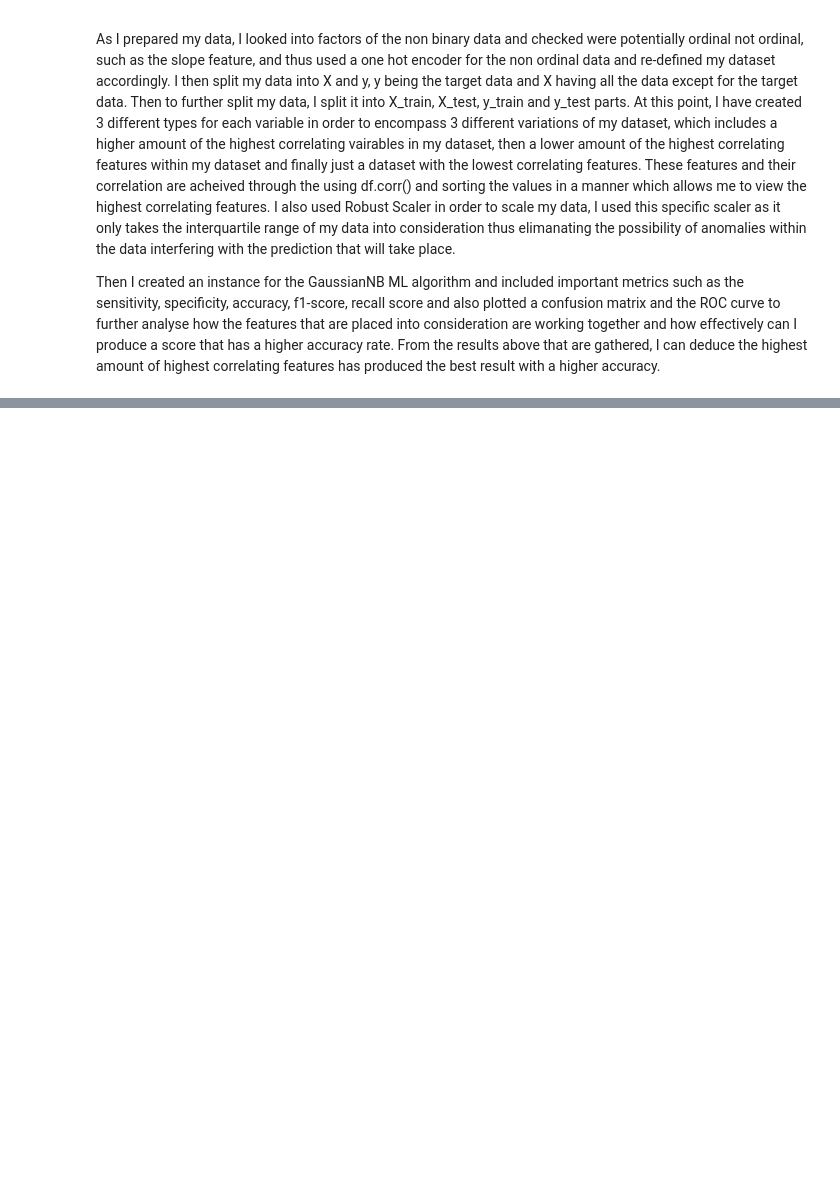
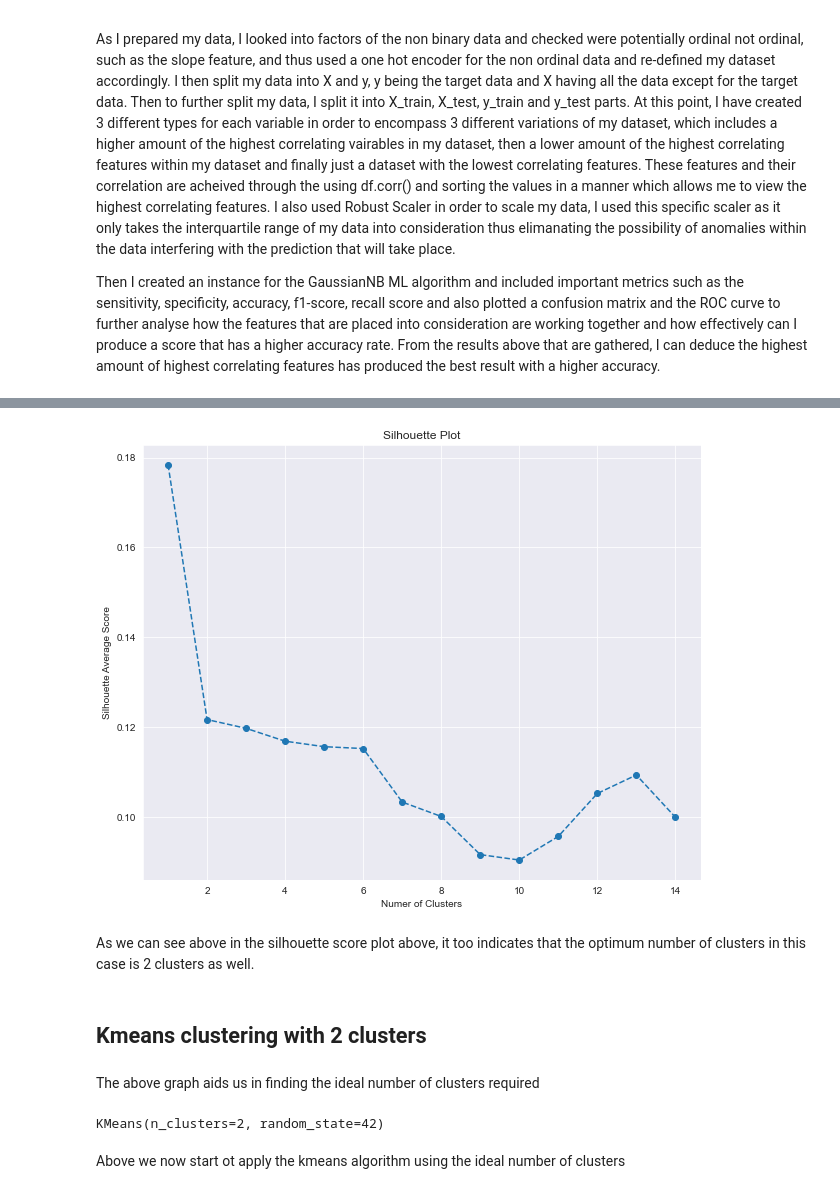
Before and after one commit to Harshal12355/Heart-Disease, a Jupyter notebook: heart_final.ipynb, the cells around one changed output, grey strips where cells are left out. Saved outputs shown, nothing was run; the diff lists cells and outputs as text; code cells hidden in the pictures; blank space fills up the shorter version.

```diff
--- a/heart_final.ipynb
+++ b/heart_final.ipynb
@@ -762,0 +916,17 @@ Then I created an instance for the GaussianNB ML algorithm and included importan
+# %%
+from sklearn.metrics import silhouette_samples, silhouette_score
+import sklearn.metrics as metrics
+
+silhouette = []
+for num_clusters in range(2,16):
+
+    # intialise kmeans
+    kmeans = KMeans(n_clusters=num_clusters, max_iter=50)
+    kmeans.fit(scaled_df)
+
+    labels = kmeans.labels_
+
+    # silhouette score
+    silhouette_avg = silhouette_score(scaled_df, labels)
+    silhouette.append(silhouette_avg)
+    print("For clusters = {0}, the silhouette score is {1}".format(num_clusters, silhouette_avg))
@@ -762,0 +967,22 @@ Then I created an instance for the GaussianNB ML algorithm and included importan
+# %%
+plt.figure(figsize=(10,8))
+plt.plot(range(1,15), silhouette, marker = 'o', linestyle = '--')
+plt.xlabel('Numer of Clusters')
+plt.ylabel('Silhouette Average Score')
+plt.title('Silhouette Plot')
+plt.show()
+# %% [output]
+[figure, added]
+# %% [markdown]
+As we can see above in the silhouette score plot above, it too indicates that the optimum number of clusters in this case is 2 clusters as well.
+# %% [markdown]
+## Kmeans clustering with 2 clusters
+# %% [markdown]
+The above graph aids us in finding the ideal number of clusters required
+# %%
+kmeans_pca = KMeans(n_clusters = 2, init = 'k-means++', random_state=42)
+kmeans_pca.fit(pca_scores)
+# %% [output]
+KMeans(n_clusters=2, random_state=42)
+# %% [markdown]
+Above we now start ot apply the kmeans algorithm using the ideal number of clusters
```
Also changed, not shown: parts of 44 cells of this notebook, 2 other files.
